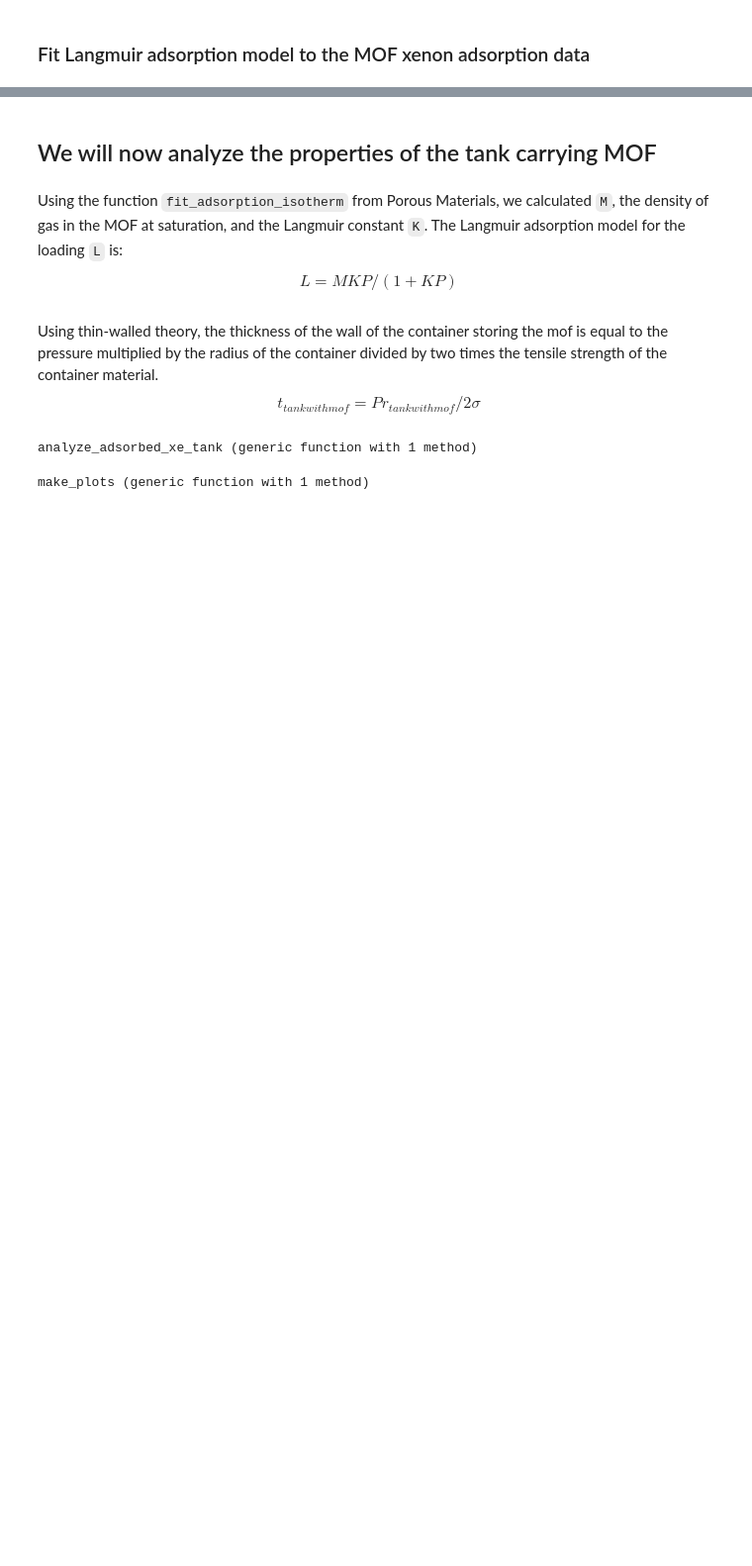
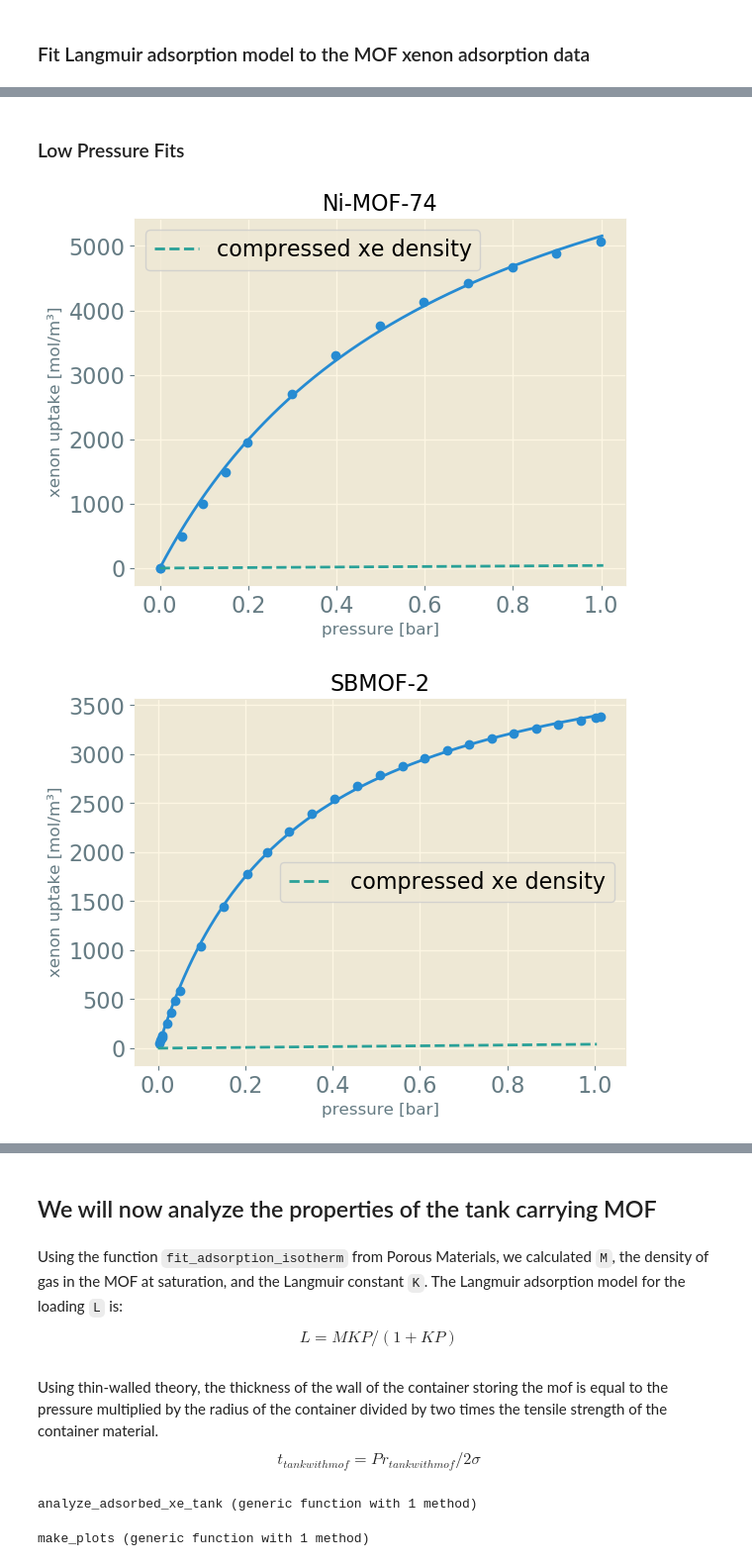
Before and after one commit to SimonEnsemble/PropellantStorage, a Jupyter notebook: Xe_Propellant_Storage.ipynb, the cells around one changed output, grey strips where cells are left out. Shown at 99% size. Drawn from its saved outputs; the diff is of its cells as text; code cells hidden in the pictures; blank space fills up the shorter version.

```diff
--- a/Xe_Propellant_Storage.ipynb
+++ b/Xe_Propellant_Storage.ipynb
@@ -69,11 +69,15 @@ Source for experimental data for (real) xenon gas: [NIST](https://webbook.nist.g
 wheres_nist_xenon_data = joinpath("data", "NIST_data", "xenon_NIST_data.txt")
 
 df_xe_data = CSV.read(wheres_nist_xenon_data)
+df_low_p_xe_data = CSV.read(joinpath("data","NIST_data","low_pressure_xenon_NIST_data.txt"))
 
 # source: NIST
 const xe_critical_pressure = 58.420 # bar
 
 # put density in units we're working with (mol/m³)
+insertcols!(df_low_p_xe_data, 3, density_mol_m3=df_low_p_xe_data[:, Symbol("Density (mol/l)")] * 1000.0)
+rename!(df_low_p_xe_data, :density_mol_m3 => Symbol("Density (mol/m³)"))
+
 insertcols!(df_xe_data, 3, density_mol_m3=df_xe_data[:, Symbol("Density (mol/l)")] * 1000.0)
 rename!(df_xe_data, :density_mol_m3 => Symbol("Density (mol/m³)"))
 
@@ -367,7 +383,17 @@ xe_isotherms["HKUST-1"]
 # %% [markdown]
 ### Fit Langmuir adsorption model to the MOF xenon adsorption data
 # %%
-function plot_mof_data_and_langmuir_fit(mof::String, max_pressure::Float64)
+function plot_mof_data_and_langmuir_fit(df_xe::DataFrame, mof::String, max_pressure::Float64)
+#=
+    Paramters:
+    mof: a string that is the name of the material you are interested in plotting
+
+    max_pressure: the upper bound of the pressures you want are interested in
+
+    df_xe: the dataframe corresponding to the set of xenon data you want to use in the plot
+           containing the range of pressures (bar) and associated densities (mol/m³)
+=#
+
     # fit Langmuir adsorption model
     params_langmuir = fit_adsorption_isotherm(copy(xe_isotherms[mof]), common_pressure_units,
         common_loading_units, :langmuir)
@@ -380,15 +406,16 @@ function plot_mof_data_and_langmuir_fit(mof::String, max_pressure::Float64)
     # expt'l data
     scatter(xe_isotherms[mof][:, common_pressure_units], xe_isotherms[mof][:, common_loading_units])
     # Langmuir fit
-    p_plot = range(0.0, stop=max_pressure, length=500)
+#     p_plot = range(0.0, stop=max_pressure, length=500)
+    P = df_xe[:,Symbol("Pressure (bar)")]
+    density = df_xe[:,Symbol("Density (mol/m³)")]
+    go_up_to_id = findfirst(P .> max_pressure) + 1
+    p_plot = P[1:go_up_to_id]
     ρ_langmuir = (params_langmuir["M"] .*  params_langmuir["K"] .* p_plot) ./ (1 .+ params_langmuir["K"] * p_plot)
     plot(p_plot, ρ_langmuir)
     # bulk gas density
-    go_up_to_id = findfirst(pressures .> max_pressure) + 1
-    plot(vcat([0], pressures[1:go_up_to_id]), vcat([0], ρ_xe[1:go_up_to_id]), linestyle="--")
+
+    plot(P[1:go_up_to_id], density[1:go_up_to_id],label="compressed xe density", linestyle="--")
+    legend()
 end
-
-for mof in keys(xe_isotherms)
-    plot_mof_data_and_langmuir_fit(mof, 100.0)
-end
 # %% [output]
@@ -402,0 +423,9 @@ end
+# %% [markdown]
+### Low Pressure Fits
+# %%
+for mof in keys(xe_isotherms)
+    plot_mof_data_and_langmuir_fit(df_low_p_xe_data, mof, 1.0)
+end
+# %% [output]
+[figure, added]
+[figure, added]
```
Also changed, not shown: parts of 14 cells of this notebook, 2 other files.
